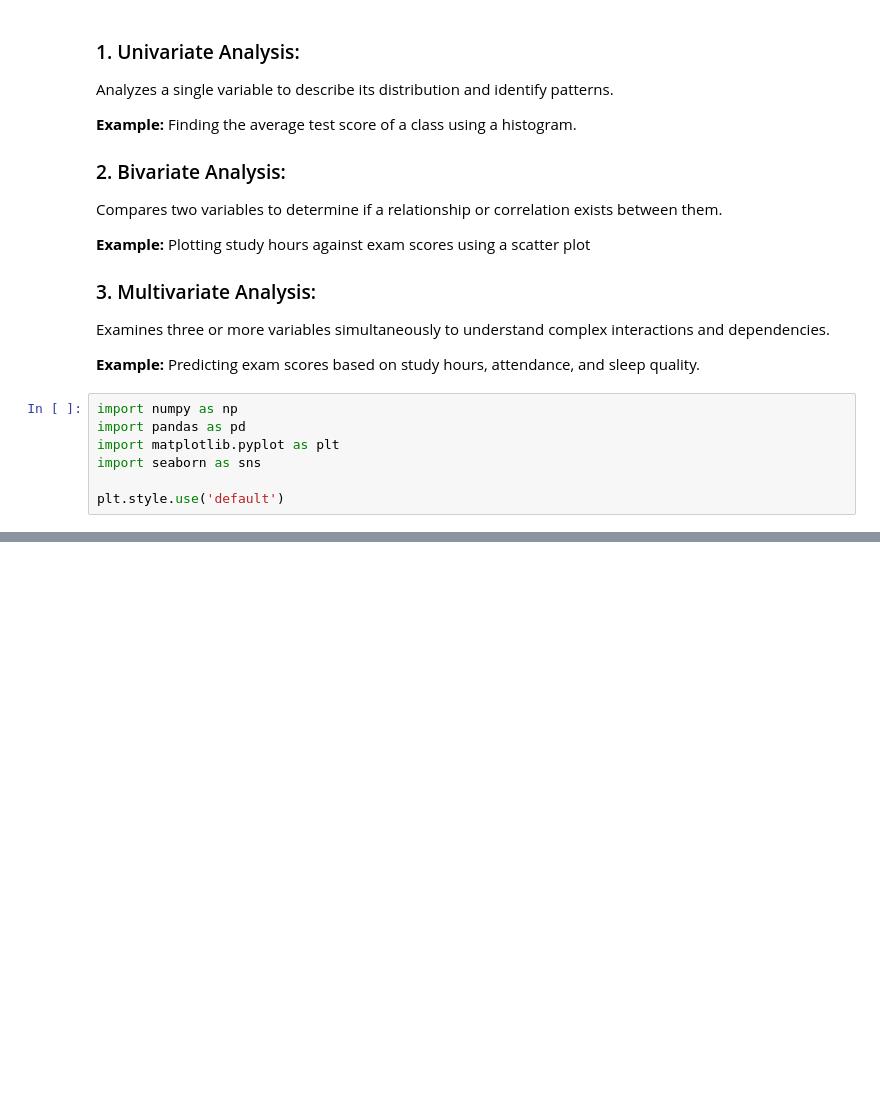
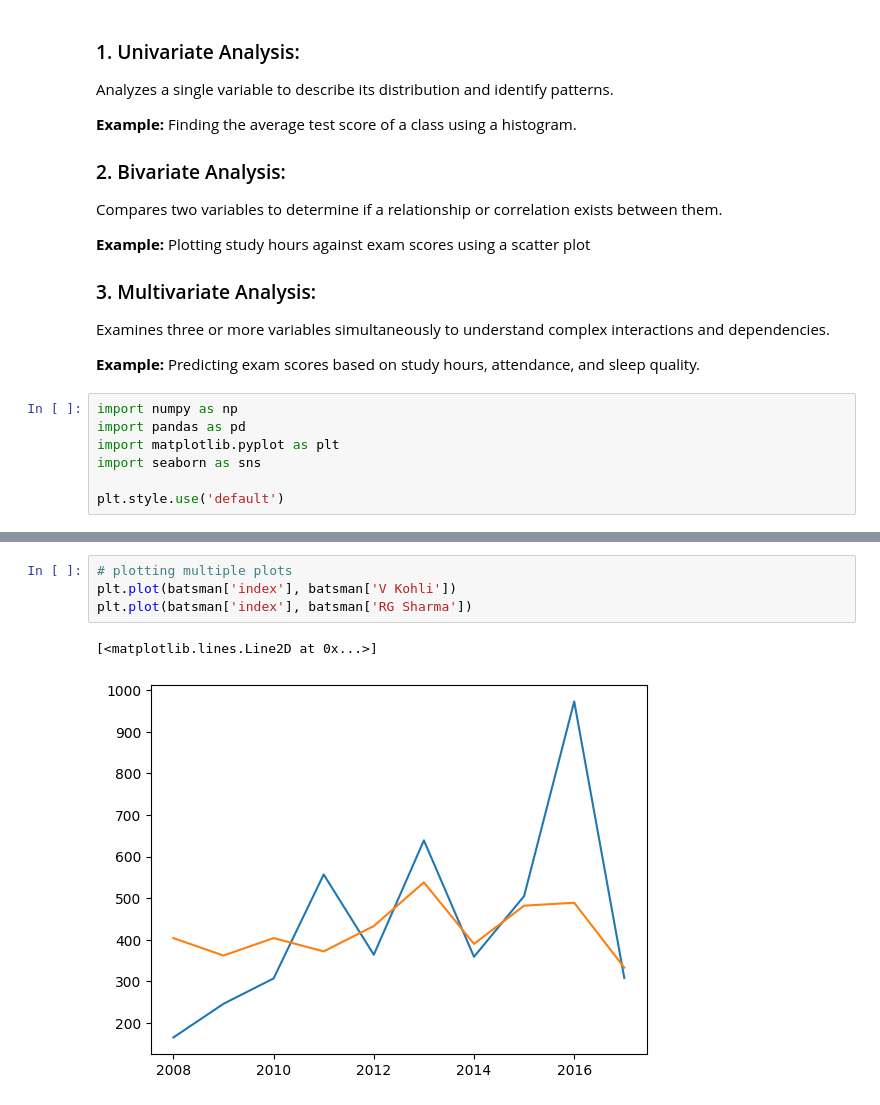
Before and after one commit to Muhammad-Waleed-Source/Matplotlib, a Jupyter notebook: Matplotlib_1.ipynb, the cells around one changed output, grey strips where cells are left out. Drawn from its saved outputs; the diff is of its cells as text; blank space fills up the shorter version.

```diff
--- a/Matplotlib_1.ipynb
+++ b/Matplotlib_1.ipynb
@@ -40,0 +73,7 @@ plt.style.use('default')
+# %%
+# plotting multiple plots
+plt.plot(batsman['index'], batsman['V Kohli'])
+plt.plot(batsman['index'], batsman['RG Sharma'])
+# %% [output]
+[<matplotlib.lines.Line2D at 0x...>]
+[figure, added]
```
Also changed, not shown: parts of 5 cells of this notebook.
